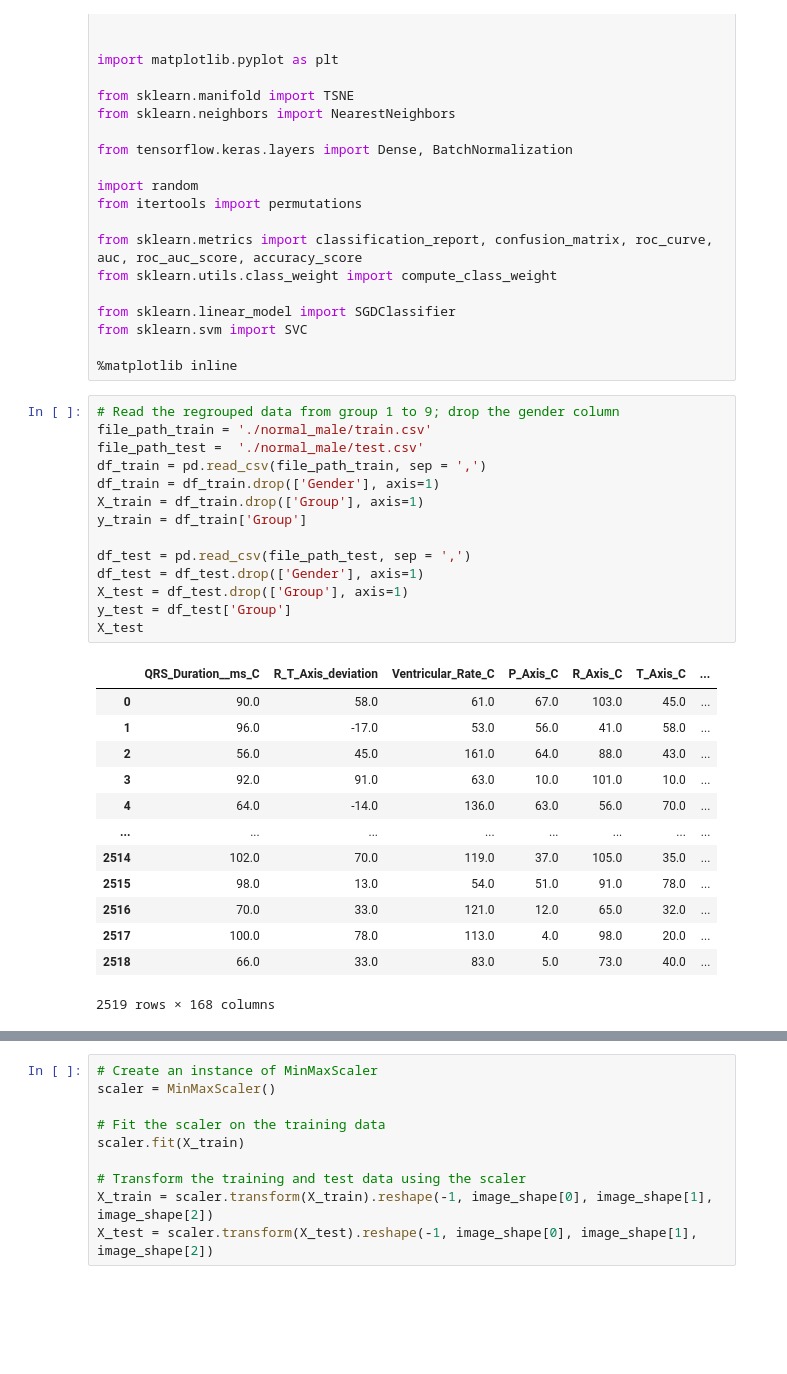
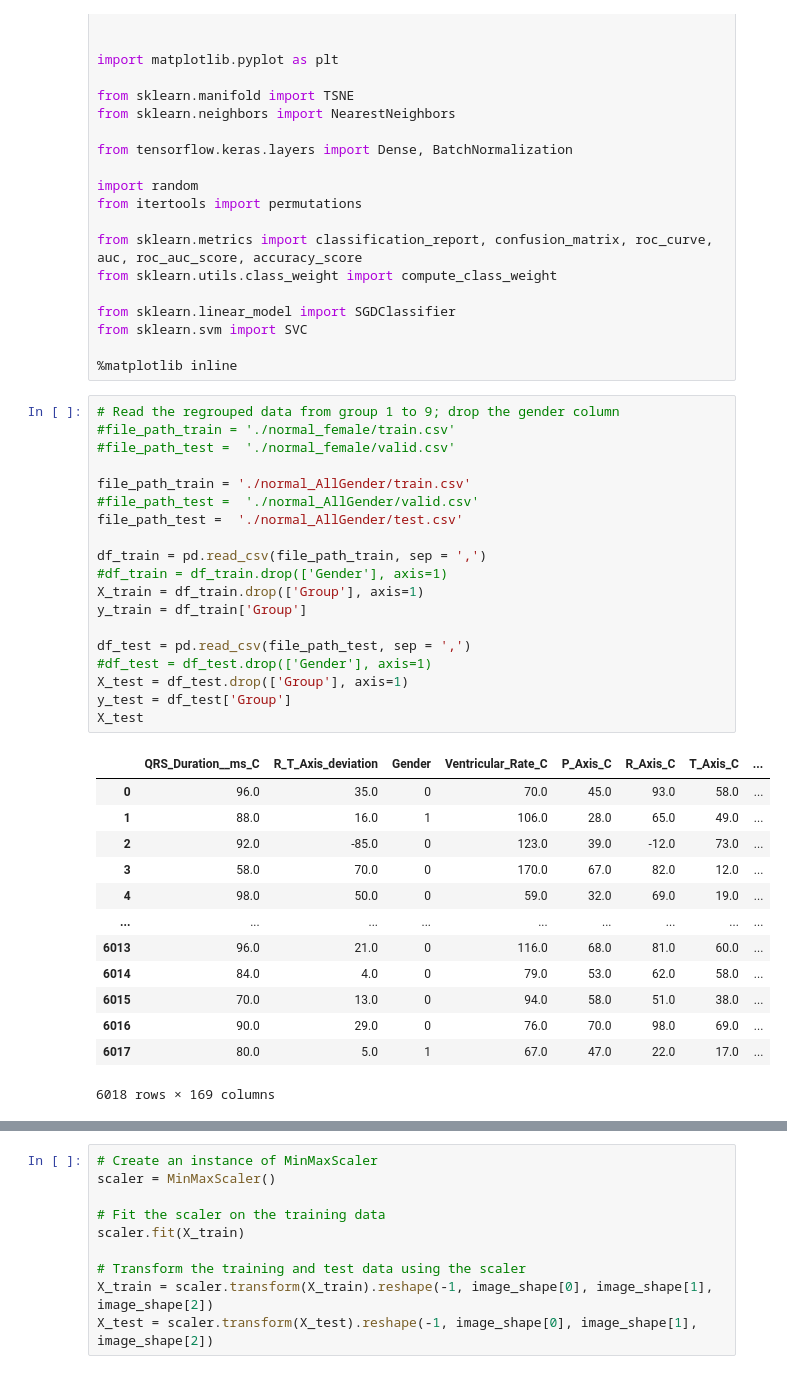
Before and after one commit to UHM-EE-DataScience/ECG-clf, a Jupyter notebook: TBiGAN_age_clf.ipynb, the cells around one changed output, grey strips where cells are left out. Drawn from its saved outputs; the diff is of its cells as text; blank space fills up the shorter version.

```diff
--- a/TBiGAN_age_clf.ipynb
+++ b/TBiGAN_age_clf.ipynb
@@ -28,32 +28,37 @@ from sklearn.linear_model import SGDClassifier
 from sklearn.svm import SVC
 
 %matplotlib inline
-# %%
-# Read the regrouped data from group 1 to 9; drop the gender column
-file_path_train = './normal_male/train.csv'
-file_path_test =  './normal_male/test.csv'
-df_train = pd.read_csv(file_path_train, sep = ',')
-df_train = df_train.drop(['Gender'], axis=1)
-X_train = df_train.drop(['Group'], axis=1)
-y_train = df_train['Group']
-
-df_test = pd.read_csv(file_path_test, sep = ',')
-df_test = df_test.drop(['Gender'], axis=1)
-X_test = df_test.drop(['Group'], axis=1)
-y_test = df_test['Group']
-X_test
-# %% [output]
-|  | QRS_Duration__ms_C | R_T_Axis_deviation | Ventricular_Rate_C | P_Axis_C | R_Axis_C | T_Axis_C | ... |
-| 0 | 90.0 | 58.0 | 61.0 | 67.0 | 103.0 | 45.0 | ... |
-| 1 | 96.0 | -17.0 | 53.0 | 56.0 | 41.0 | 58.0 | ... |
-| 2 | 56.0 | 45.0 | 161.0 | 64.0 | 88.0 | 43.0 | ... |
-| 3 | 92.0 | 91.0 | 63.0 | 10.0 | 101.0 | 10.0 | ... |
-| 4 | 64.0 | -14.0 | 136.0 | 63.0 | 56.0 | 70.0 | ... |
-| ... | ... | ... | ... | ... | ... | ... | ... |
-| 2514 | 102.0 | 70.0 | 119.0 | 37.0 | 105.0 | 35.0 | ... |
-| 2515 | 98.0 | 13.0 | 54.0 | 51.0 | 91.0 | 78.0 | ... |
-| 2516 | 70.0 | 33.0 | 121.0 | 12.0 | 65.0 | 32.0 | ... |
-| 2517 | 100.0 | 78.0 | 113.0 | 4.0 | 98.0 | 20.0 | ... |
-| 2518 | 66.0 | 33.0 | 83.0 | 5.0 | 73.0 | 40.0 | ... |
-2519 rows × 168 columns
+# %%
+# Read the regrouped data from group 1 to 9; drop the gender column
+#file_path_train = './normal_female/train.csv'
+#file_path_test =  './normal_female/valid.csv'
+
+file_path_train = './normal_AllGender/train.csv'
+#file_path_test =  './normal_AllGender/valid.csv'
+file_path_test =  './normal_AllGender/test.csv'
+
+df_train = pd.read_csv(file_path_train, sep = ',')
+#df_train = df_train.drop(['Gender'], axis=1)
+X_train = df_train.drop(['Group'], axis=1)
+y_train = df_train['Group']
+
+df_test = pd.read_csv(file_path_test, sep = ',')
+#df_test = df_test.drop(['Gender'], axis=1)
+X_test = df_test.drop(['Group'], axis=1)
+y_test = df_test['Group']
+X_test
+# %% [output]
+|  | QRS_Duration__ms_C | R_T_Axis_deviation | Gender | Ventricular_Rate_C | P_Axis_C | R_Axis_C | T_Axis_C | ... |
+| 0 | 96.0 | 35.0 | 0 | 70.0 | 45.0 | 93.0 | 58.0 | ... |
+| 1 | 88.0 | 16.0 | 1 | 106.0 | 28.0 | 65.0 | 49.0 | ... |
+| 2 | 92.0 | -85.0 | 0 | 123.0 | 39.0 | -12.0 | 73.0 | ... |
+| 3 | 58.0 | 70.0 | 0 | 170.0 | 67.0 | 82.0 | 12.0 | ... |
+| 4 | 98.0 | 50.0 | 0 | 59.0 | 32.0 | 69.0 | 19.0 | ... |
+| ... | ... | ... | ... | ... | ... | ... | ... | ... |
+| 6013 | 96.0 | 21.0 | 0 | 116.0 | 68.0 | 81.0 | 60.0 | ... |
+| 6014 | 84.0 | 4.0 | 0 | 79.0 | 53.0 | 62.0 | 58.0 | ... |
+| 6015 | 70.0 | 13.0 | 0 | 94.0 | 58.0 | 51.0 | 38.0 | ... |
+| 6016 | 90.0 | 29.0 | 0 | 76.0 | 70.0 | 98.0 | 69.0 | ... |
+| 6017 | 80.0 | 5.0 | 1 | 67.0 | 47.0 | 22.0 | 17.0 | ... |
+6018 rows × 169 columns
 # %%
```
Also changed, not shown: parts of 12 cells of this notebook, 3 other files.
